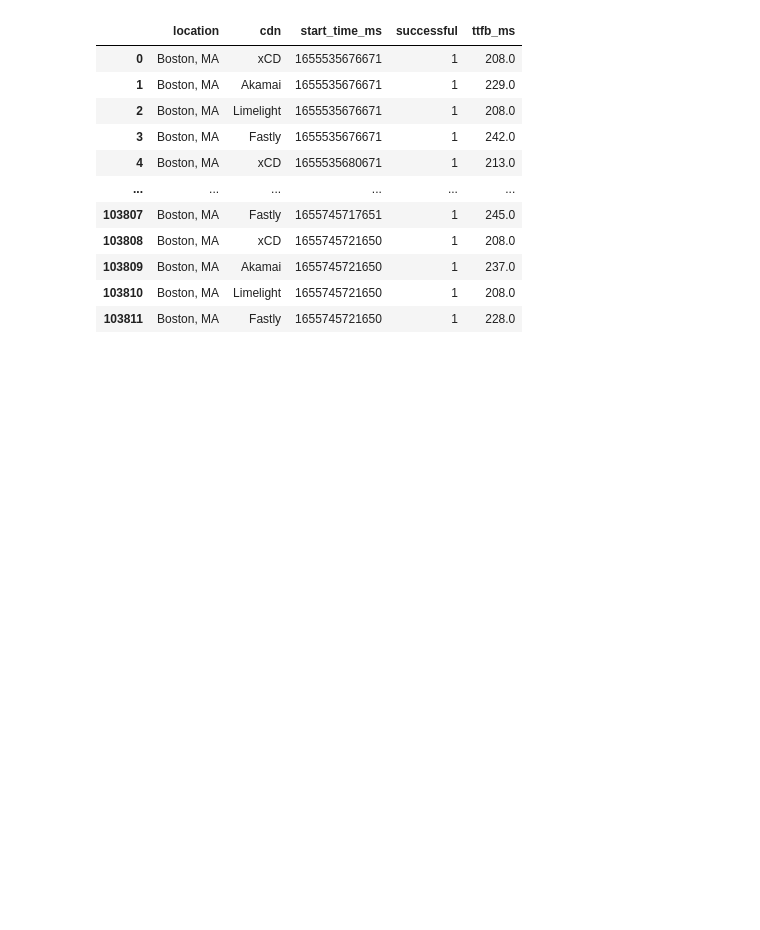
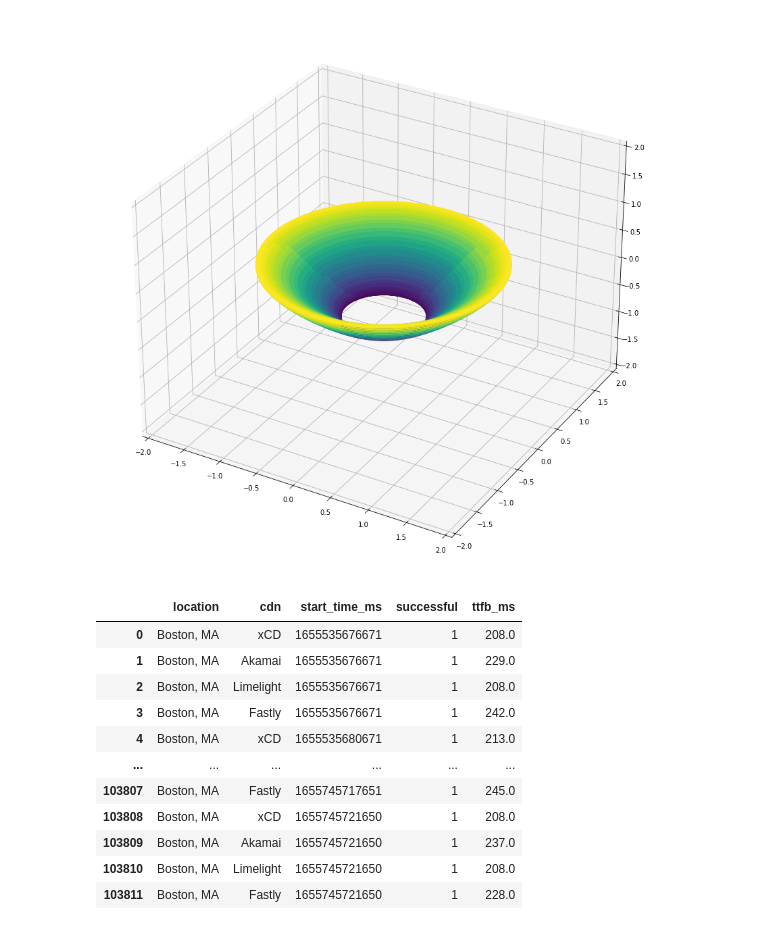
Before and after one commit to Delen0828/gif_maker, a Jupyter notebook: data_test.ipynb, the cells around one changed output. Drawn from its saved outputs; the diff is of its cells as text; code cells hidden in the pictures; blank space fills up the shorter version.

```diff
--- a/data_test.ipynb
+++ b/data_test.ipynb
@@ -1,3 +1,35 @@
+# %%
+import numpy as np
+import matplotlib.pyplot as plt
+from matplotlib import cm
+from matplotlib.animation import FuncAnimation
+
+fig,ax=plt.subplots(subplot_kw=dict(projection='3d'), figsize=(15,15))
+
+xvec = np.arange(-5,5,0.1)
+yvec = np.arange(-5,5,0.1)
+u,v=np.meshgrid(xvec,yvec)
+
+fx=lambda u,v,t: (1+0.5*np.cos(u+t))*np.cos(v)
+fy=lambda u,v,t: (1+0.5*np.cos(u+t))*np.sin(v)
+fz=lambda v,t: 0.5*np.sin(u)
+tval=np.arange(0,5,0.05)
+
+def update(frame):
+  ax.cla() #clearing previous axes
+  ax.set_zlim(-2,2)
+  ax.set_xlim(-2,2)
+  ax.set_ylim(-2,2)
+  xlist=fx(u,v, tval[frame])
+  ylist=fy(u,v, tval[frame])
+  zlist=fz(v,tval[frame])
+  l=ax.plot_surface(xlist,ylist,zlist, cmap=cm.viridis)
+  return l,
+
+animation = FuncAnimation(fig, update,frames=len(tval),interval=(1/100)*1000)
+animation.save('test_anime.gif',writer='pillow', fps=100)
+# %% [output]
+[figure, added]
 # %%
 import parquet
 import json
```
Also changed, not shown: 7 other files.
